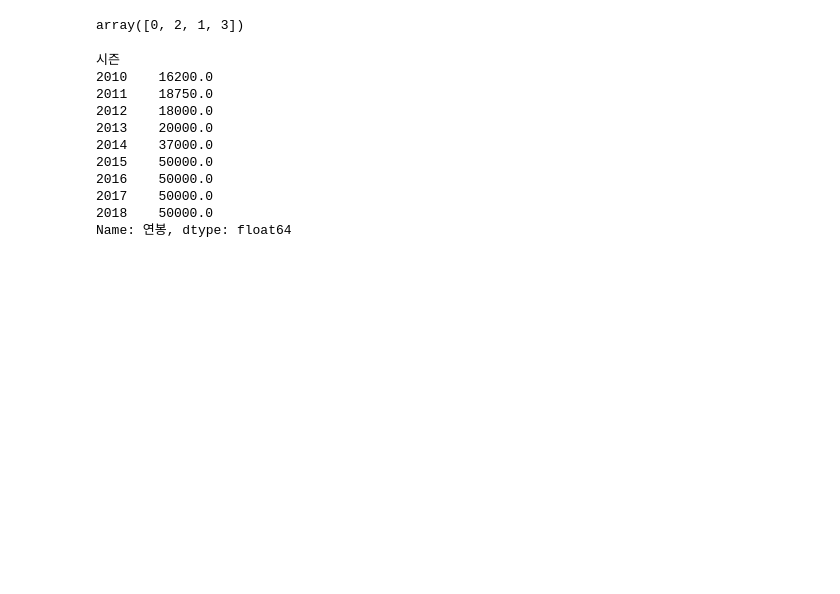
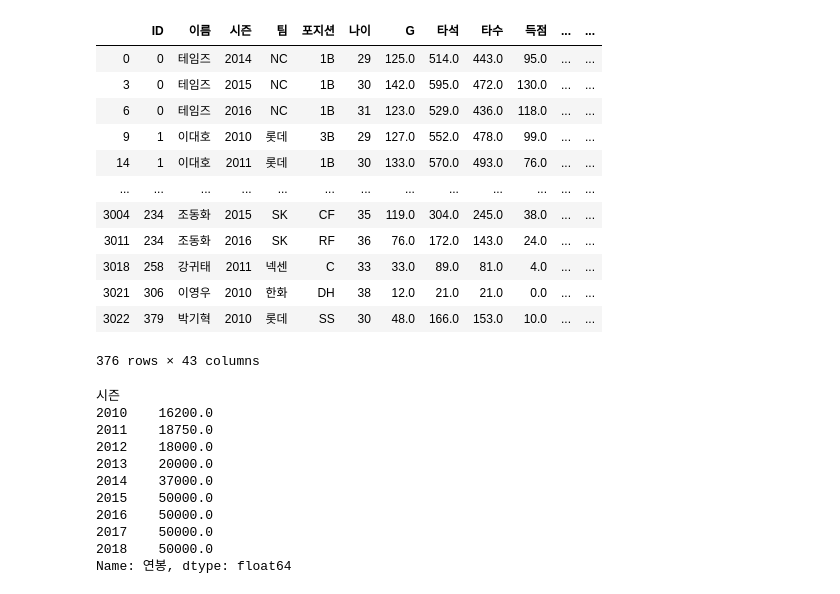
Before and after one commit to dk3059/R_project, a Jupyter notebook: OPS/salary_predict.ipynb, the cells around one changed output. Cells and saved outputs as stored; diff of their text form; code cells hidden in the pictures; blank space fills up the shorter version.

```diff
--- a/OPS/salary_predict.ipynb
+++ b/OPS/salary_predict.ipynb
@@ -21,0 +47,16 @@ df['경험N'] = df['시즌'] - df['데뷔']
+# %%
+df
+# %% [output]
+|  | ID | 이름 | 시즌 | 팀 | 포지션 | 나이 | G | 타석 | 타수 | 득점 | ... | ... |
+| 0 | 0 | 테임즈 | 2014 | NC | 1B | 29 | 125.0 | 514.0 | 443.0 | 95.0 | ... | ... |
+| 3 | 0 | 테임즈 | 2015 | NC | 1B | 30 | 142.0 | 595.0 | 472.0 | 130.0 | ... | ... |
+| 6 | 0 | 테임즈 | 2016 | NC | 1B | 31 | 123.0 | 529.0 | 436.0 | 118.0 | ... | ... |
+| 9 | 1 | 이대호 | 2010 | 롯데 | 3B | 29 | 127.0 | 552.0 | 478.0 | 99.0 | ... | ... |
+| 14 | 1 | 이대호 | 2011 | 롯데 | 1B | 30 | 133.0 | 570.0 | 493.0 | 76.0 | ... | ... |
+| ... | ... | ... | ... | ... | ... | ... | ... | ... | ... | ... | ... | ... |
+| 3004 | 234 | 조동화 | 2015 | SK | CF | 35 | 119.0 | 304.0 | 245.0 | 38.0 | ... | ... |
+| 3011 | 234 | 조동화 | 2016 | SK | RF | 36 | 76.0 | 172.0 | 143.0 | 24.0 | ... | ... |
+| 3018 | 258 | 강귀태 | 2011 | 넥센 | C | 33 | 33.0 | 89.0 | 81.0 | 4.0 | ... | ... |
+| 3021 | 306 | 이영우 | 2010 | 한화 | DH | 38 | 12.0 | 21.0 | 21.0 | 0.0 | ... | ... |
+| 3022 | 379 | 박기혁 | 2010 | 롯데 | SS | 30 | 48.0 | 166.0 | 153.0 | 10.0 | ... | ... |
+376 rows × 43 columns
@@ -46,10 +89,6 @@ df['이적C'] = df.이적.apply(lambda x: 0 if x == 1 else x)
 df['이적C'] = df.이적C.apply(lambda x: 1 if x == 2 else x)
 df['이적C'] = df.이적C.apply(lambda x: 2 if x == 3 else x)
 df['이적C'] = df.이적C.apply(lambda x: 3 if x >= 3 else x)
-# %%
-df.이적C.unique()
-# %% [output]
-array([0, 2, 1, 3])
 # %%
 df['나이C'] = df.나이.apply(lambda x: 0 if x <= 23 else x)
 df['나이C'] = df.나이C.apply(lambda x: 1 if 26 >= x > 23 else x)
```
Also changed, not shown: parts of 17 cells of this notebook.
